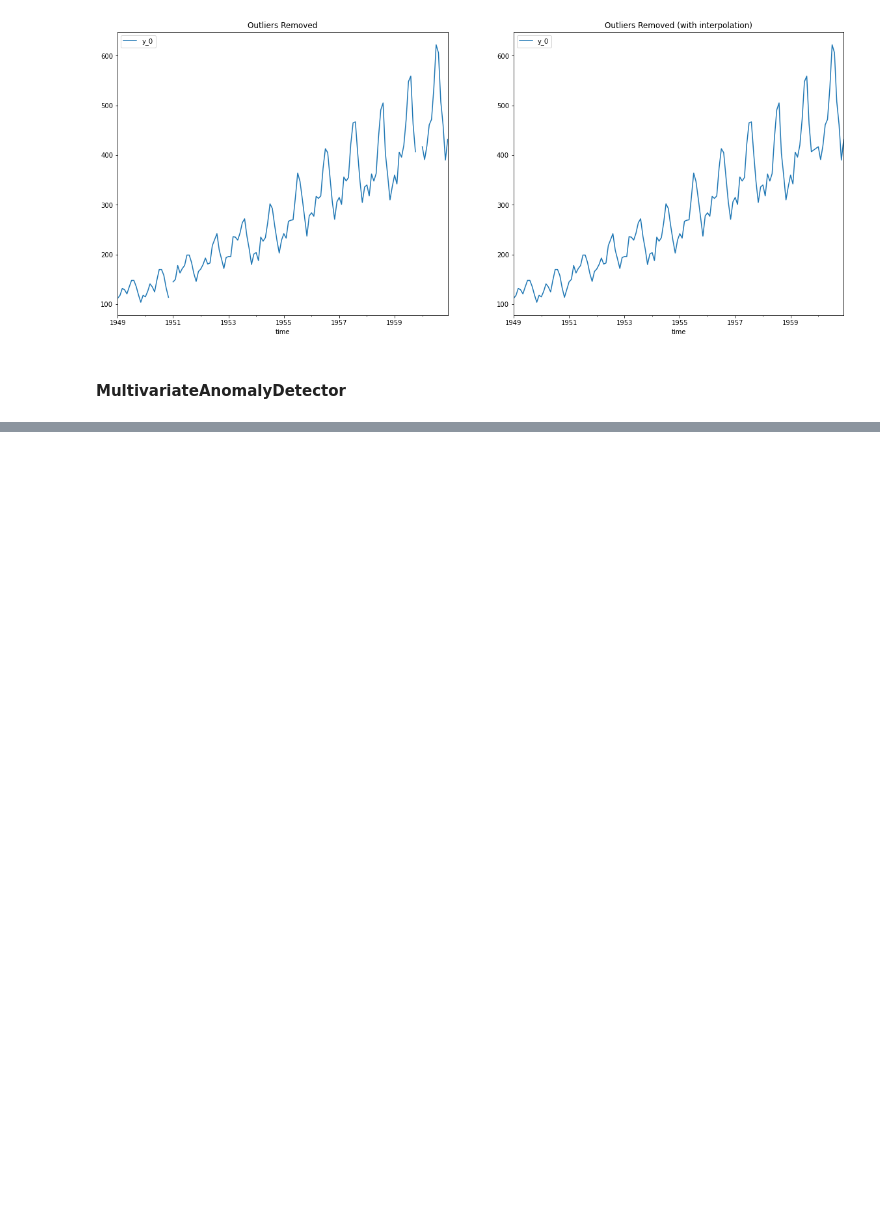
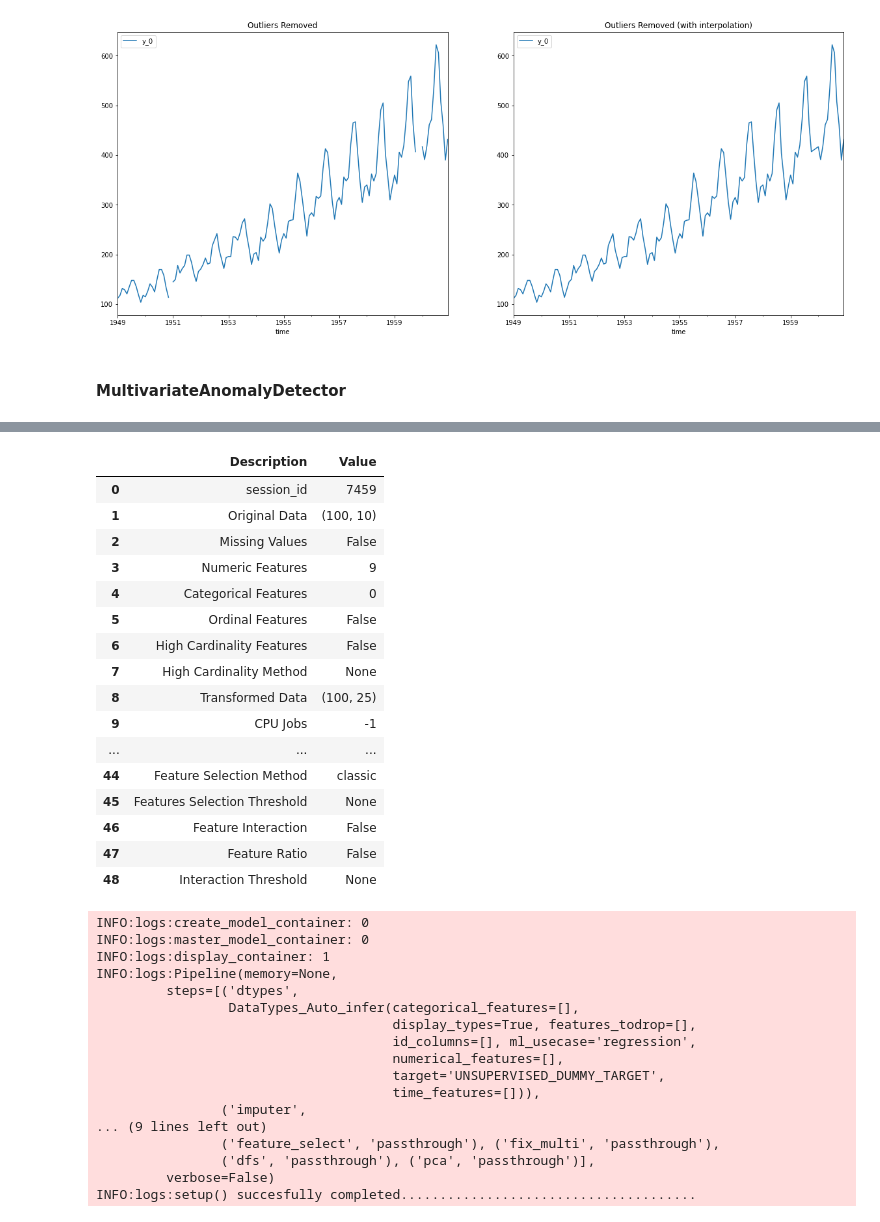
Before and after one commit to bcheng004/Kats-example, a Jupyter notebook: notebooks/bcheng004_Kats_windows.ipynb, the cells around one changed output, grey strips where cells are left out. Saved outputs shown, nothing was run; the diff lists cells and outputs as text; code cells hidden in the pictures; blank space fills up the shorter version.

```diff
--- a/notebooks/bcheng004_Kats_windows.ipynb
+++ b/notebooks/bcheng004_Kats_windows.ipynb
@@ -250,0 +276,40 @@ INFO:root:Plotting time series
+# %%
+from pycaret.anomaly import *
+
+username = os.getenv('USER_UID')
+mutli_anomaly1 = setup(multi_anomaly_df, log_experiment=False, experiment_name=f'multi_anomaly1_{username}')
+# %% [output]
+|  | Description | Value |
+| 0 | session_id | 7459 |
+| 1 | Original Data | (100, 10) |
+| 2 | Missing Values | False |
+| 3 | Numeric Features | 9 |
+| 4 | Categorical Features | 0 |
+| 5 | Ordinal Features | False |
+| 6 | High Cardinality Features | False |
+| 7 | High Cardinality Method | None |
+| 8 | Transformed Data | (100, 25) |
+| 9 | CPU Jobs | -1 |
+| ... | ... | ... |
+| 44 | Feature Selection Method | classic |
+| 45 | Features Selection Threshold | None |
+| 46 | Feature Interaction | False |
+| 47 | Feature Ratio | False |
+| 48 | Interaction Threshold | None |
+INFO:logs:create_model_container: 0
+INFO:logs:master_model_container: 0
+INFO:logs:display_container: 1
+INFO:logs:Pipeline(memory=None,
+         steps=[('dtypes',
+                 DataTypes_Auto_infer(categorical_features=[],
+                                      display_types=True, features_todrop=[],
+                                      id_columns=[], ml_usecase='regression',
+                                      numerical_features=[],
+                                      target='UNSUPERVISED_DUMMY_TARGET',
+                                      time_features=[])),
+                ('imputer',
+... (9 lines left out)
+                ('feature_select', 'passthrough'), ('fix_multi', 'passthrough'),
+                ('dfs', 'passthrough'), ('pca', 'passthrough')],
+         verbose=False)
+INFO:logs:setup() succesfully completed......................................
```
Also changed, not shown: parts of 13 cells of this notebook, 1 other file.
